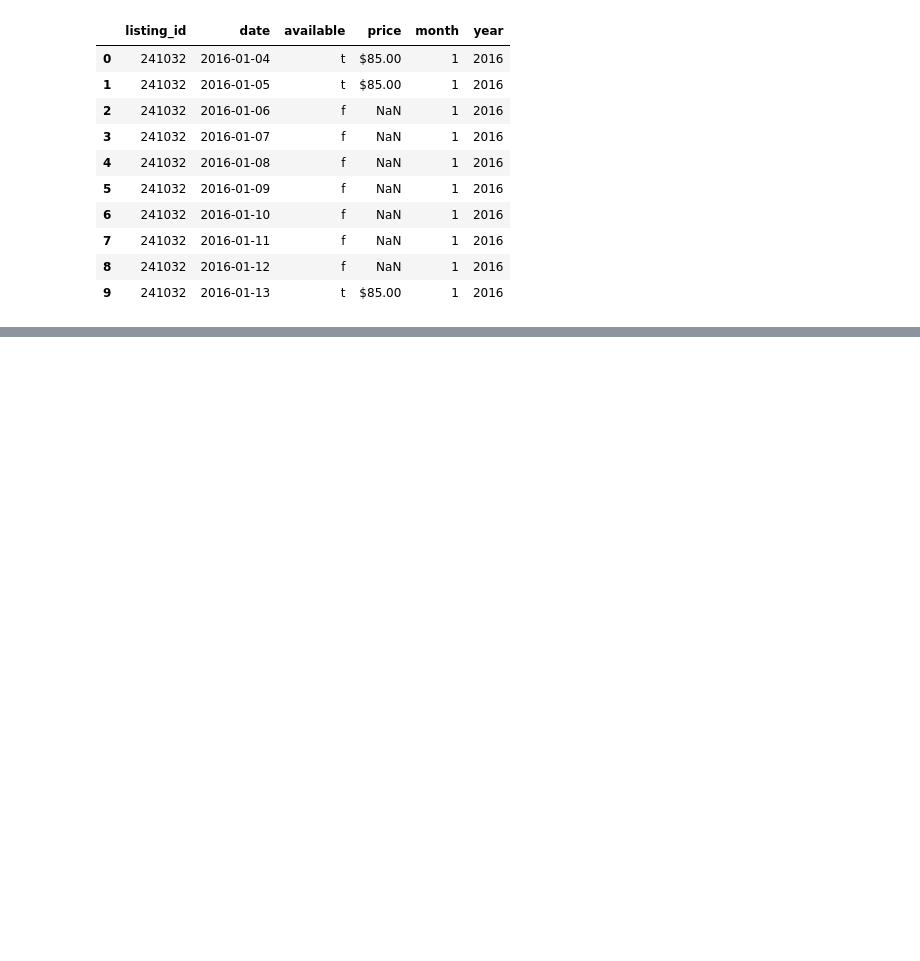
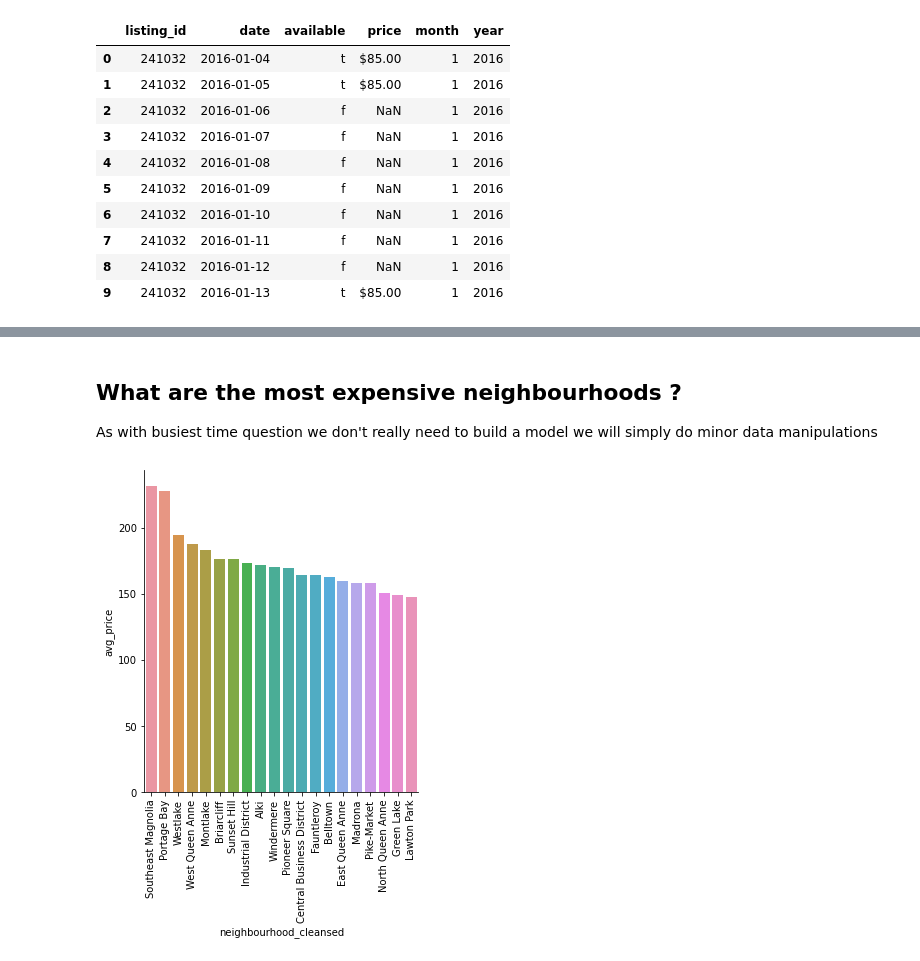
Before and after one commit to Olek-ua/Seattle_Project, a Jupyter notebook: Data Understanding Seattle AirBnB.ipynb, the cells around one changed output, grey strips where cells are left out. Cells and saved outputs as stored; diff of their text form; code cells hidden in the pictures; blank space fills up the shorter version.

```diff
--- a/Data Understanding Seattle AirBnB.ipynb
+++ b/Data Understanding Seattle AirBnB.ipynb
@@ -274,0 +282,20 @@ calendar_df.head(10)
+# %% [markdown]
+## What are the most expensive neighbourhoods ?
+
+As with busiest time question we don't really need to build a model we will simply do minor data manipulations
+# %%
+# Let's focus on neighbourhood_cleansed as this is neigbourhood row shows the most detailed description,
+# it also does not have any missing values.
+
+avg_neighbourhood_price = listing_df[['neighbourhood_cleansed','price']].groupby('neighbourhood_cleansed').mean().reset_index()
+
+# Let's take a look at top 20 most expensive neighbourhoods
+
+top_20_neighbourhoods = avg_neighbourhood_price.nlargest(20, 'price', keep='first')
+
+top_20_neighbourhoods.rename(columns={"price": "avg_price"}, inplace = True)
+
+sns.catplot (x = 'neighbourhood_cleansed', y = 'avg_price', data = top_20_neighbourhoods , kind = 'bar')
+plt.xticks(rotation=90);
+# %% [output]
+[figure, added]
```
Also changed, not shown: parts of 10 cells of this notebook.
